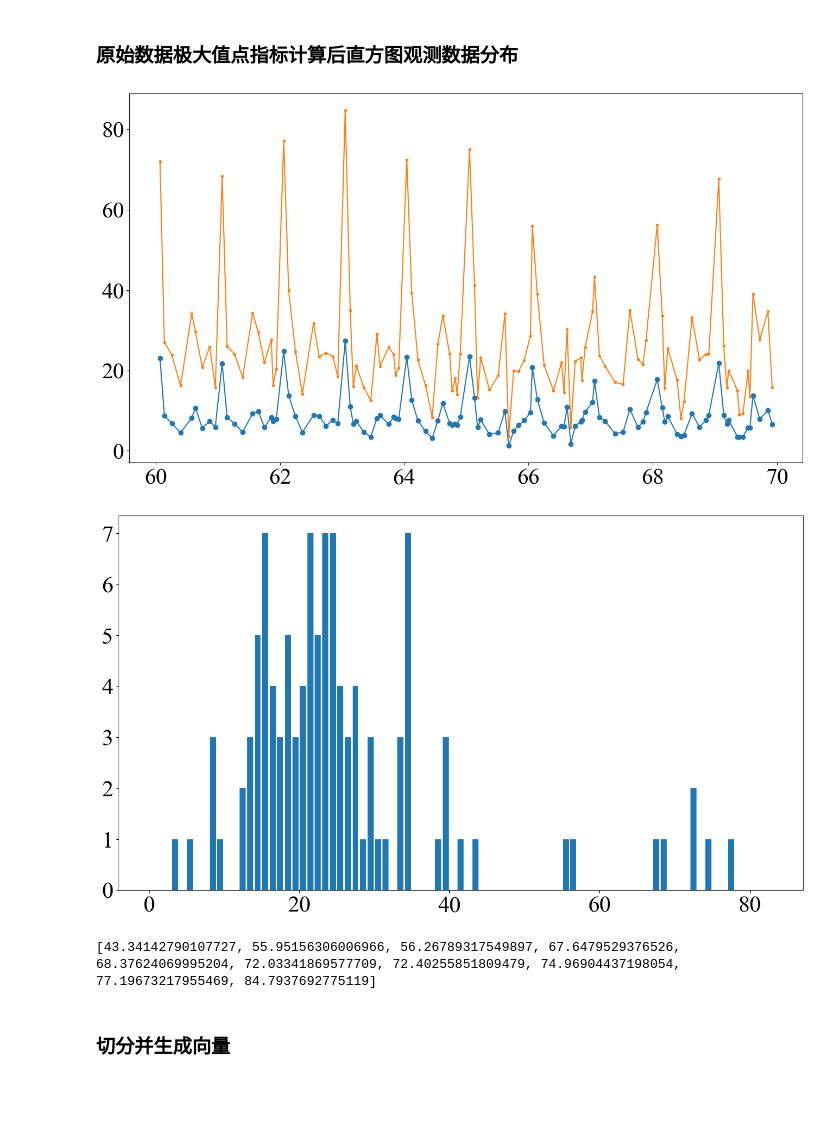
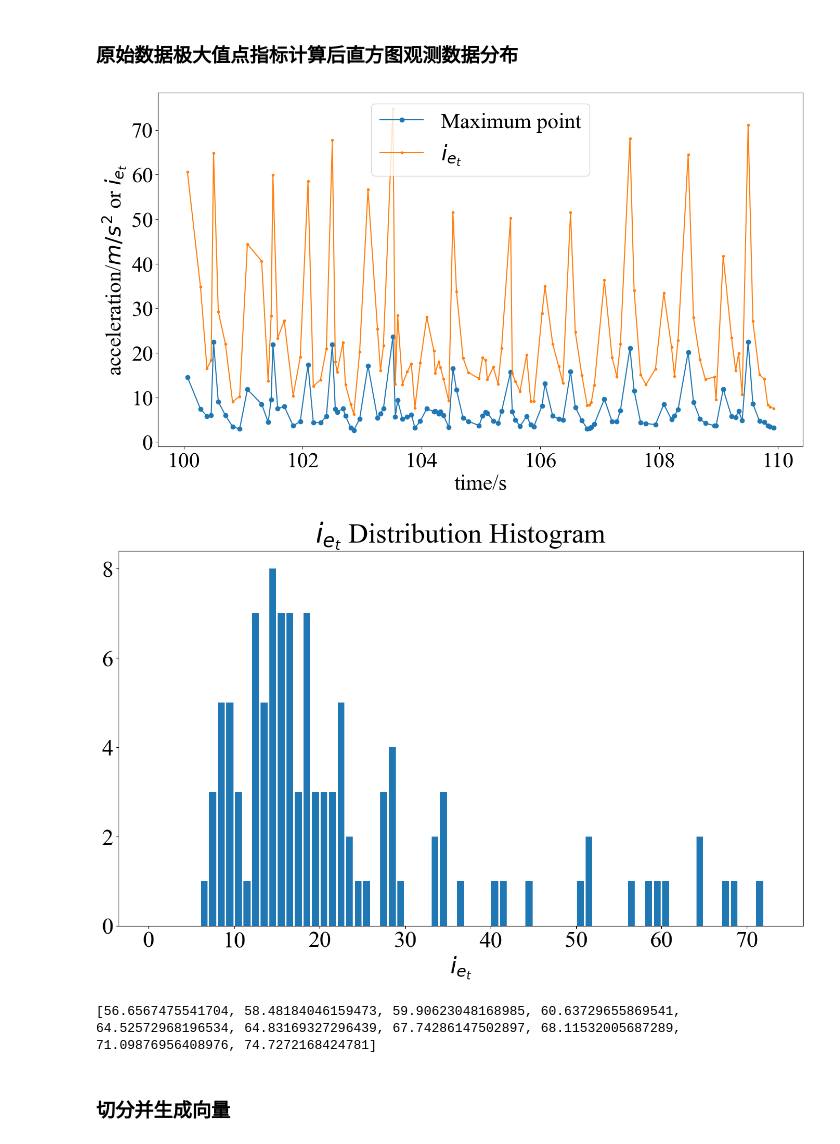
Before and after one commit to MilesPoupart/gait-recognition-with-accelerator, a Jupyter notebook: process.ipynb, the cells around one changed output. Drawn from its saved outputs; the diff is of its cells as text; code cells hidden in the pictures; blank space fills up the shorter version.

```diff
--- a/process.ipynb
+++ b/process.ipynb
@@ -201,9 +209,12 @@ def getPeakIndicator(extreData, stTime, endTime):
             indicatorAxis.append(
                 eachData["a"]*2+eachData["upSum"]+eachData["upCnt"])
 
-    plt.plot(timeAxis, accAxis, marker='o')
+    plt.plot(timeAxis, accAxis, marker='o',label="Maximum point")
     # plt.plot(timeAxis, upSumAxis,marker='*')
-    plt.plot(timeAxis, indicatorAxis, marker='.')
+    plt.plot(timeAxis, indicatorAxis, marker='.',label="$i_{e_t}$")
+    plt.xlabel("time/s")
+    plt.ylabel("acceleration/$m/s^2$ or $i_{e_t}$")
+    plt.legend()
     plt.show()
     return indicatorAxis
 
@@ -226,6 +237,8 @@ def getHistofList(indiList):
     group = [i for i in range(int(max(indiList)))]
     plt.figure(figsize=(16, 9), dpi=100)
     plt.hist(indiList, group, histtype='bar', rwidth=0.8)
+    plt.xlabel("$i_{e_t}$")
+    plt.title("$i_{e_t}$ Distribution Histogram")
     plt.show()
 # %% [markdown]
 ### 剔除部分间隔较小的点
@@ -304,17 +320,17 @@ plt.show()
 # %% [markdown]
 ### 原始数据极大值点指标计算后直方图观测数据分布
 # %%
-windowSt = 60
+windowSt = 100
 windowSize = 10
 indiList = getPeakIndicator(getAllPeakInfo(
     rjyData, "isExtre"), windowSt, windowSt+windowSize)
 getHistofList(indiList)
 indiList.sort()
 print(indiList[-windowSize:])
 # %% [output]
-[figure, old version]
+[figure, new version]
-[figure, old version]
+[figure, new version]
-[43.34142790107727, 55.95156306006966, 56.26789317549897, 67.6479529376526, 68.37624069995204, 72.03341869577709, 72.40255851809479, 74.96904437198054, 77.19673217955469, 84.7937692775119]
+[56.6567475541704, 58.48184046159473, 59.90623048168985, 60.63729655869541, 64.52572968196534, 64.83169327296439, 67.74286147502897, 68.11532005687289, 71.09876956408976, 74.7272168424781]
 # %% [markdown]
 ### 切分并生成向量
 # %%
```
Also changed, not shown: parts of 9 cells of this notebook.
